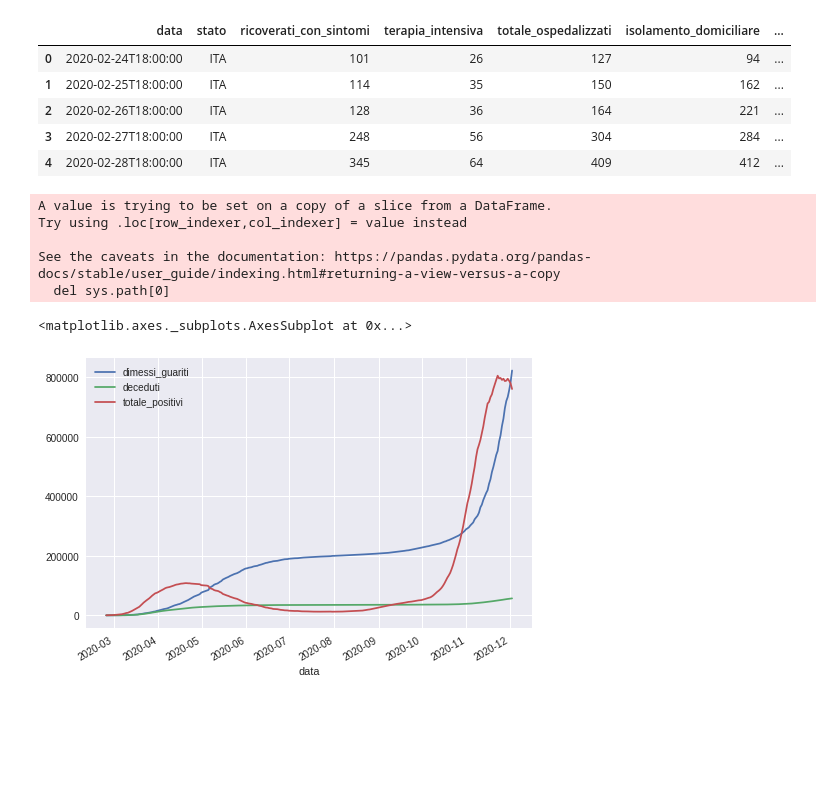
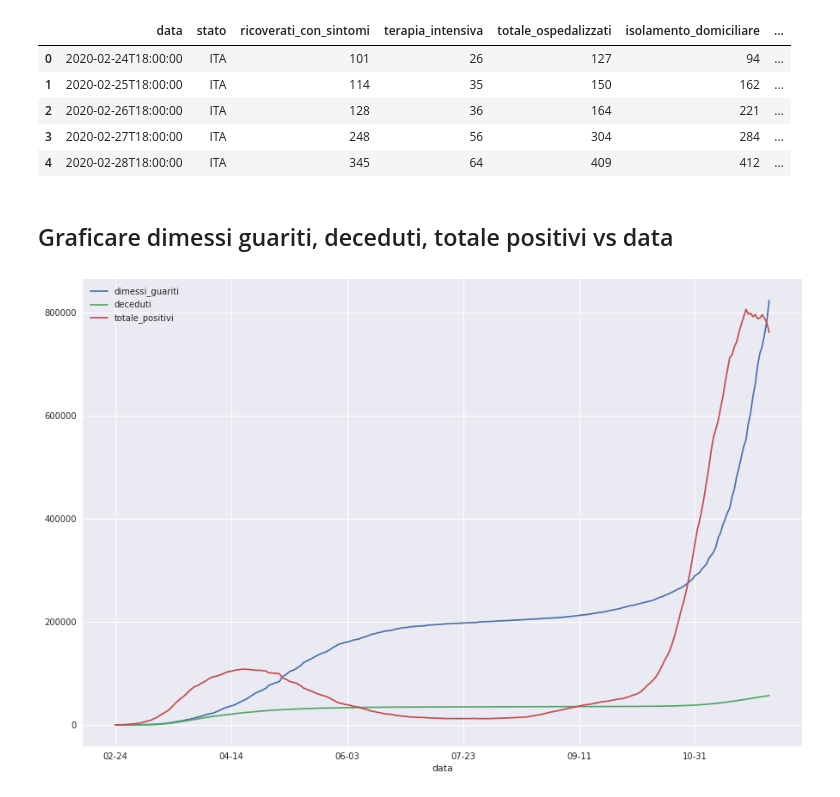
Before and after one commit to visiont3lab/machine-learning-course, a Jupyter notebook: visualization/ClassNote_2_12_2020.ipynb, the cells around one changed output. Cells and saved outputs as stored; diff of their text form; code cells hidden in the pictures; blank space fills up the shorter version.

```diff
--- a/visualization/ClassNote_2_12_2020.ipynb
+++ b/visualization/ClassNote_2_12_2020.ipynb
@@ -3,15 +13,13 @@
 # %%
-%load_ext google.colab.data_table
 import pandas as pd
 import numpy as np
 dati_italia = "https://raw.githubusercontent.com/pcm-dpc/COVID-19/master/dati-andamento-nazionale/dpc-covid19-ita-andamento-nazionale.csv"
 data = pd.read_csv(dati_italia)
+data.head()
+# %% [output]
+|  | data | stato | ricoverati_con_sintomi | terapia_intensiva | totale_ospedalizzati | isolamento_domiciliare | ... |
+| 0 | 2020-02-24T18:00:00 | ITA | 101 | 26 | 127 | 94 | ... |
+| 1 | 2020-02-25T18:00:00 | ITA | 114 | 35 | 150 | 162 | ... |
+| 2 | 2020-02-26T18:00:00 | ITA | 128 | 36 | 164 | 221 | ... |
+| 3 | 2020-02-27T18:00:00 | ITA | 248 | 56 | 304 | 284 | ... |
+| 4 | 2020-02-28T18:00:00 | ITA | 345 | 64 | 409 | 412 | ... |
-# %%
-data.head()
-# %% [output]
-|  | data | stato | ricoverati_con_sintomi | terapia_intensiva | totale_ospedalizzati | isolamento_domiciliare | ... |
-| 0 | 2020-02-24T18:00:00 | ITA | 101 | 26 | 127 | 94 | ... |
-| 1 | 2020-02-25T18:00:00 | ITA | 114 | 35 | 150 | 162 | ... |
-| 2 | 2020-02-26T18:00:00 | ITA | 128 | 36 | 164 | 221 | ... |
-| 3 | 2020-02-27T18:00:00 | ITA | 248 | 56 | 304 | 284 | ... |
-| 4 | 2020-02-28T18:00:00 | ITA | 345 | 64 | 409 | 412 | ... |
@@ -20,30 +26,38 @@ dimessi guariti, deceduti, totale positivi
+# %% [markdown]
+## Graficare dimessi guariti, deceduti, totale positivi vs data
 # %%
 from matplotlib import pyplot as plt
 from datetime import datetime
+import pandas as pd
+import numpy as np
+dati_italia = "https://raw.githubusercontent.com/pcm-dpc/COVID-19/master/dati-andamento-nazionale/dpc-covid19-ita-andamento-nazionale.csv"
+data = pd.read_csv(dati_italia)
+
 l = ["data","dimessi_guariti","deceduti","totale_positivi"]
 dn = data[l]
 #dn.set_index("data").plot(kind="line", figsize=(15,8))
 
+# Conversion String to Datetime
+listaDate = pd.to_datetime(data["data"])
+listDatetime = [d.to_pydatetime() for d in listaDate.tolist()]
 
-# Conversion String to Datetime
-listaDate = pd.to_datetime(data["data"], format='%Y-%m-%dT%H:%M:%S', errors='ignore') # pandas timestamp datetime
-listDatetime = [d.to_pydatetime() for d in listaDate.tolist()]
-#dn.insert(1,column="datanew",value=)
+# Add new column
+dn.loc[:]["dataDatetime"]=listDatetime
 
-dn["data"] = listDatetime
 '''
 lnew = []
 for el in listDatetime:
   lnew.append(el.strftime("%m-%d"))
 dn["data"] = lnew
 '''
+lnew = [el.strftime("%m-%d") for el in listDatetime]
 
-dn.set_index("data").plot(kind="line")
+#dn["data"] =lnew          #not best
+#dn.loc[:,("data")] = lnew # Not best
+dn.loc[:]["data"] = lnew #  Correct
+
+#with plt.style.context("dark_background"):
+with plt.style.context("seaborn"):
+    dn.set_index("data").plot(y=["dimessi_guariti","deceduti","totale_positivi"],kind="line", figsize=(15,10))
 # %% [output]
-A value is trying to be set on a copy of a slice from a DataFrame.
-Try using .loc[row_indexer,col_indexer] = value instead
-
-See the caveats in the documentation: https://pandas.pydata.org/pandas-docs/stable/user_guide/indexing.html#returning-a-view-versus-a-copy
-  del sys.path[0]
-<matplotlib.axes._subplots.AxesSubplot at 0x...>
-[figure, old version]
+[figure, new version]
```
Also changed, not shown: parts of 10 cells of this notebook.
